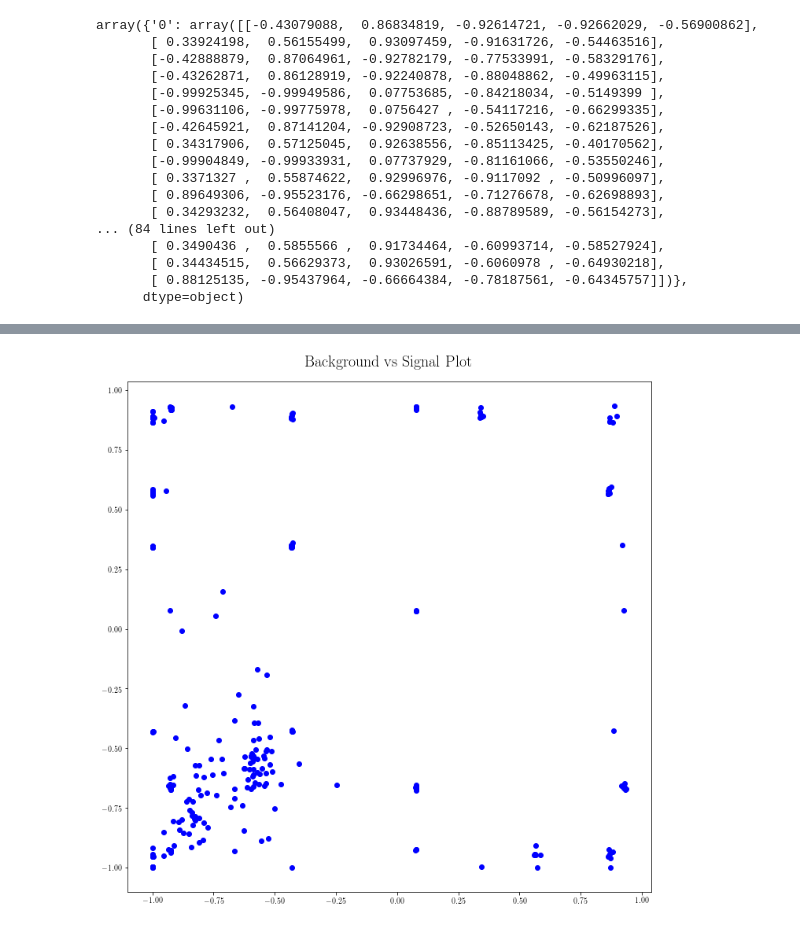
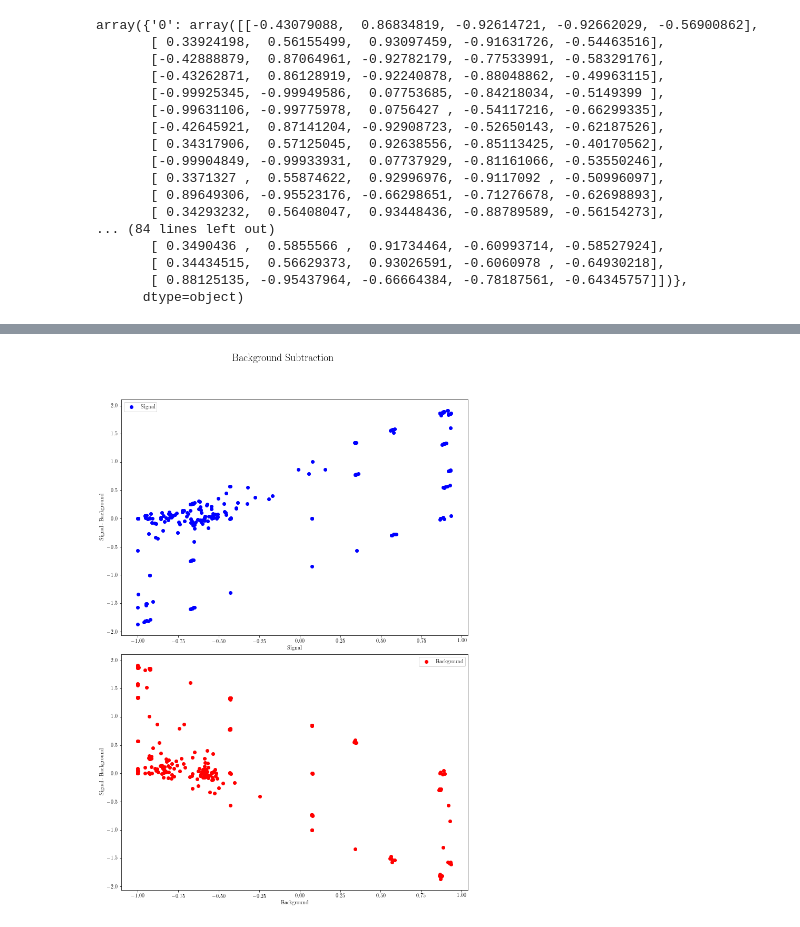
Before and after one commit to enriqueasegura/Quantum-X, a Jupyter notebook: ML_QMLHEP.ipynb, the cells around one changed output, grey strips where cells are left out. Saved outputs shown, nothing was run; the diff lists cells and outputs as text; code cells hidden in the pictures.

```diff
--- a/ML_QMLHEP.ipynb
+++ b/ML_QMLHEP.ipynb
@@ -148,11 +153,24 @@ plt.tight_layout()
 # %%
 from sklearn.model_selection import train_test_split
 X_train, X_test, y_train, y_test = train_test_split(training_data_scrambled[1][0], training_data_scrambled[1][1], test_size = 0.20)
-# %%
-plt.figure(figsize=(10,10))
-plt.title('Background vs Signal Plot', fontsize=20)
-plt.scatter((training_data_scrambled[1][0]), (training_data_scrambled[1][1]), color='blue')
-
-plt.tight_layout()
-# %% [output]
-[figure, removed]
+# %%
+plt.figure(figsize=(10,15))
+plt.subplot(211)
+plt.scatter((training_data_scrambled[1][1]), testing_signal_without_background, color='blue', label='Signal')
+plt.legend(loc='best')
+plt.xlabel('Signal')
+plt.ylabel('Signal - Background')
+
+plt.subplot(212)
+plt.scatter((training_data_scrambled[1][0]), testing_signal_without_background, color='red', label='Background')
+plt.legend(loc='best')
+
+plt.suptitle('Background Subtraction', fontsize=20)
+plt.xlabel('Background')
+plt.ylabel('Signal - Background')
+
+plt.tight_layout()
+
+plt.subplots_adjust(top=.9)
+# %% [output]
+[figure, added]
```
Also changed, not shown: parts of 2 cells of this notebook.
